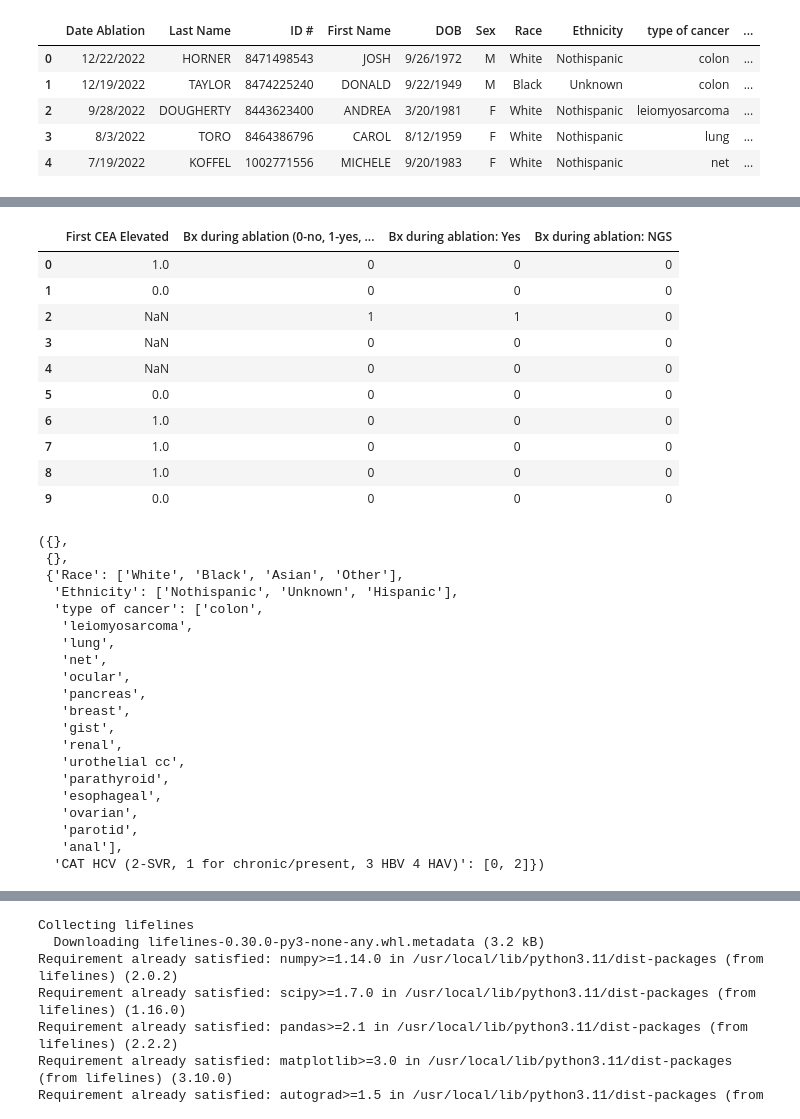
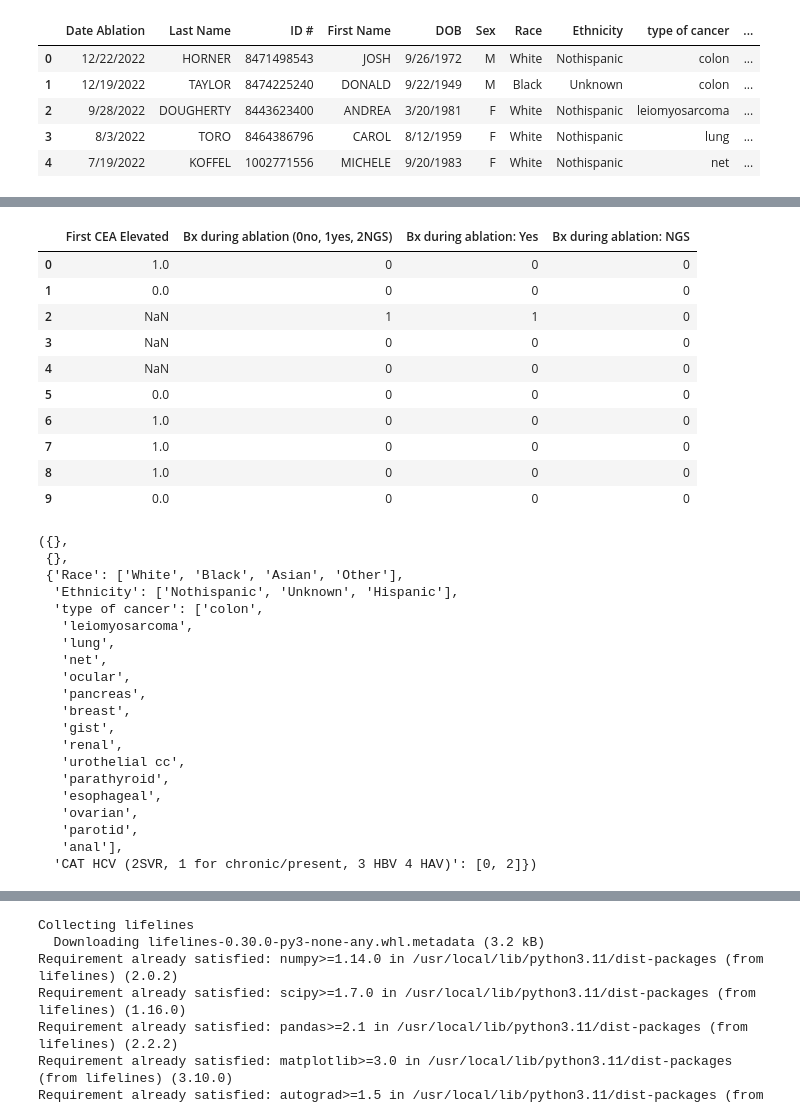
Before and after one commit to aren4/Liver_Tumors, a Jupyter notebook: Tommy_Rads.ipynb, the cells around one changed output, grey strips where cells are left out. Saved outputs shown, nothing was run; the diff lists cells and outputs as text; code cells hidden in the pictures.

```diff
--- a/Tommy_Rads.ipynb
+++ b/Tommy_Rads.ipynb
@@ -200,3 +202,33 @@ df.head()
 | 2 | 9/28/2022 | DOUGHERTY | 8443623400 | ANDREA | 3/20/1981 | F | White | Nothispanic | leiomyosarcoma | ... |
 | 3 | 8/3/2022 | TORO | 8464386796 | CAROL | 8/12/1959 | F | White | Nothispanic | lung | ... |
 | 4 | 7/19/2022 | KOFFEL | 1002771556 | MICHELE | 9/20/1983 | F | White | Nothispanic | net | ... |
+# %%
+# Liver Treatment prior to initial ablation
+treatment_map = {
+    '1': 'TACE',
+    '2': 'TARE',
+    '3': 'EBRT',
+    '4': 'Systemic Therapy',
+    '5': 'Resection',
+    '6': 'Combined/Other'
+}
+def treatment_flags(cell):
+    flags = {name: 0 for name in treatment_map.values()}
+    if pd.isna(cell):
+        return pd.Series(flags)
+    items = re.findall(r'\d', str(cell))
+    for item in items:
+        if item in treatment_map:
+            flags[treatment_map[item]] = 1
+    return pd.Series(flags)
+treatments = df['Liver Treatment prior to initial ablation (0none, 1TACE, 2TARE, 3EBRT, 4Systemic Therapy, 5resection, 6combined/other)'].apply(treatment_flags)
+df = pd.concat([df, treatments], axis=1)
+df.drop(columns=['Liver Treatment prior to initial ablation (0none, 1TACE, 2TARE, 3EBRT, 4Systemic Therapy, 5resection, 6combined/other)'], inplace=True)
+
+# Recur (dependent)
+df['Recur (0no, 1yes)'] = pd.to_numeric(df['Recur (0no, 1yes)'], errors='coerce')
+cleaning_report['Recur (0no, 1yes)'] = flag_unexpected(df['Recur (0no, 1yes)'], 'binary', allowed_values=['0', '1'])
+
+# Gather cleaning report and summarize any flagged values
+flagged_summary = {col: flagged for col, flagged in cleaning_report.items() if flagged}
+flagged_summary  # Show all columns with flagged/unexpected values and what those are
@@ -203,17 +262,17 @@ df.head()
 # %%
 # First CEA Elevated: Recode to binary integers
 df['First CEA Elevated'] = df['First CEA Elevated'].replace({'1.0': 1, '0.0': 0}).astype(float)
 # (Leave np.nan for missing)
 
 # Bx during ablation: Create one-hot columns for Yes (1) and NGS (2)
-df['Bx during ablation: Yes'] = (df['Bx during ablation (0-no, 1-yes, 2-NGS)'] == 1).astype(int)
-df['Bx during ablation: NGS'] = (df['Bx during ablation (0-no, 1-yes, 2-NGS)'] == 2).astype(int)
+df['Bx during ablation: Yes'] = (df['Bx during ablation (0no, 1yes, 2NGS)'] == 1).astype(int)
+df['Bx during ablation: NGS'] = (df['Bx during ablation (0no, 1yes, 2NGS)'] == 2).astype(int)
 
 # Show the first 10 rows of the cleaned dataframe for relevant columns
-df[['First CEA Elevated', 'Bx during ablation (0-no, 1-yes, 2-NGS)',
+df[['First CEA Elevated', 'Bx during ablation (0no, 1yes, 2NGS)',
     'Bx during ablation: Yes', 'Bx during ablation: NGS']].head(10)
 # %% [output]
-|  | First CEA Elevated | Bx during ablation (0-no, 1-yes, ... | Bx during ablation: Yes | Bx during ablation: NGS |
+|  | First CEA Elevated | Bx during ablation (0no, 1yes, 2NGS) | Bx during ablation: Yes | Bx during ablation: NGS |
 | 0 | 1.0 | 0 | 0 | 0 |
 | 1 | 0.0 | 0 | 0 | 0 |
 | 2 | NaN | 1 | 1 | 0 |
@@ -228,15 +287,15 @@ df[['First CEA Elevated', 'Bx during ablation (0-no, 1-yes, 2-NGS)',
 # Define columns
 scalar_cols = [
     'Age Date Dx Liver Cancer', 'WBC', 'Hgb', 'Plt', 'Na', 'Cr', 'Albumin', 'Tbili', 'INR',
-    'CEA', '#tumors to ablate', 'Longest Diameter Largest lesion (mm)', 'Sum Longest Diameters', 'PS'
+    'CEA', '#tumors to ablate', 'Longest Diameter Largest lesion (mm)', 'Sum Longest Diameters', 'PS', 'SCALAR CPT Score (Recode)'
 ]
 binary_cols = [
     'Sex: Male', 'EtOH', 'NASH', 'Ascites', 'Encephalopathy', 'First CEA Elevated',
-    'Unilobar (0), Bilobar (1)', 'Bx during ablation: Yes', 'Bx during ablation: NGS', 'Recur (0-no, 1-yes)',
+    'Unilobar (0), Bilobar (1)', 'Bx during ablation: Yes', 'Bx during ablation: NGS', 'Recur (0no, 1yes)',
     'TACE',	'TARE',	'EBRT',	'Systemic Therapy',	'Resection',	'Combined/Other'
 ]
 categorical_cols = [
-    'Race', 'Ethnicity', 'type of cancer', 'CAT HCV (2-SVR, 1 for chronic/present, 3 HBV 4 HAV)'
+    'Race', 'Ethnicity', 'type of cancer', 'CAT HCV (2SVR, 1 for chronic/present, 3 HBV 4 HAV)'
 ]
 
 # Check scalar columns: should be numeric or NaN
@@ -277,7 +336,7 @@ categorical_uniques = {col: df[col].dropna().unique().tolist() for col in catego
    'ovarian',
    'parotid',
    'anal'],
-  'CAT HCV (2-SVR, 1 for chronic/present, 3 HBV 4 HAV)': [0, 2]})
+  'CAT HCV (2SVR, 1 for chronic/present, 3 HBV 4 HAV)': [0, 2]})
 # %%
 from sklearn.experimental import enable_iterative_imputer
 from sklearn.impute import IterativeImputer
```
Also changed, not shown: parts of 19 cells of this notebook.
